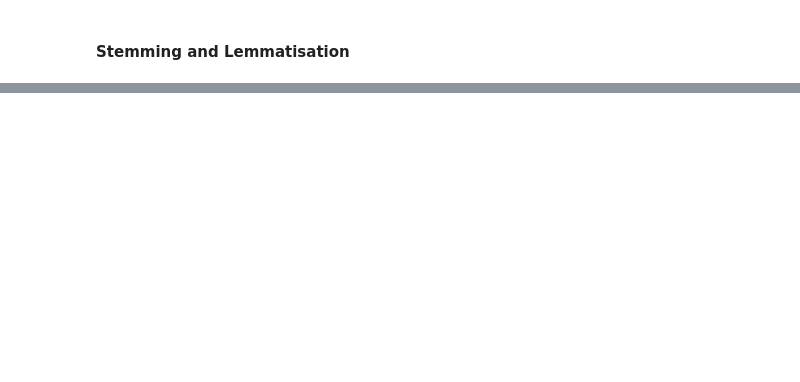
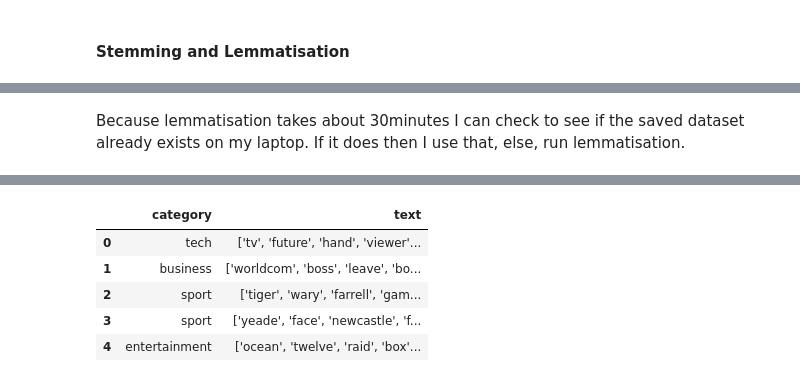
Before and after one commit to datalass1/30-days-of-NLP, a Jupyter notebook: notebooks/20210921-bbc_text_classification.ipynb, the cells around one changed output, grey strips where cells are left out. Saved outputs shown, nothing was run; the diff lists cells and outputs as text; code cells hidden in the pictures; blank space fills up the shorter version.

Commit message:
finished lemmatisation and starting tf-idf

```diff
--- a/notebooks/20210921-bbc_text_classification.ipynb
+++ b/notebooks/20210921-bbc_text_classification.ipynb
@@ -14,8 +14,17 @@ import pandas as pd
 import numpy as np
 import re
 from collections import Counter
+
+# Visualisation libraries
 from wordcloud import WordCloud
 import matplotlib.pyplot as plt
+
+# NLP libraries
+from nltk.corpus import stopwords
+import nltk
+import string
+import spacy
+sp = spacy.load('en_core_web_sm')
 # %%
 home_path = os.path.expanduser("~")
 plots_fp = '../plots'
@@ -204,0 +215,6 @@ for category in df.category.unique():
+# %%
+for word in df['prepro2'].iloc[0]:
+    token = sp(word)
+    for w in token:
+        if w.text != w.lemma_:
+            print(w.text, w.lemma_)
@@ -204,0 +245,20 @@ for category in df.category.unique():
+# %%
+df['prepro3'] = df['prepro2'].apply(lambda row: [word.replace('-', '') for word in row])
+# %% [markdown]
+Because lemmatisation takes about 30minutes I can check to see if the saved dataset already exists on my laptop. If it does then I use that, else, run lemmatisation.
+# %%
+%%time
+df_preprop_fp = f'{home_path}/git/30-days-of-NLP/notebooks/Data/bbc-text-preprocessed.csv'
+if not os.path.exists(df_preprop_fp):
+    # lemmatisation
+    df['prepro4'] = df['prepro3'].apply(lambda row: [w.lemma_ for i in row for w in sp(i)])
+    # data formatting
+    df= df.drop(['text', 'prepro', 'prepro2','prepro3'], axis=1)
+    df = df.rename(columns={'prepro4':'text'})
+    # save dataframe
+    df.to_csv(df_preprop_fp, index=False)
+else: #load preprocessed(lemmatisated) dataframe
+    df = pd.read_csv(df_preprop_fp)
+
+df.head()
+# %% [output]
@@ -205,3 +267,9 @@ for category in df.category.unique():
+|  | category | text |
+| 0 | tech | ['tv', 'future', 'hand', 'viewer'... |
+| 1 | business | ['worldcom', 'boss', 'leave', 'bo... |
+| 2 | sport | ['tiger', 'wary', 'farrell', 'gam... |
+| 3 | sport | ['yeade', 'face', 'newcastle', 'f... |
+| 4 | entertainment | ['ocean', 'twelve', 'raid', 'box'... |
 # %% [markdown]
 ### TF-IDF
 Term Frequency — Inverse Document Frequency
```
Also changed, not shown: parts of 9 cells of this notebook.
